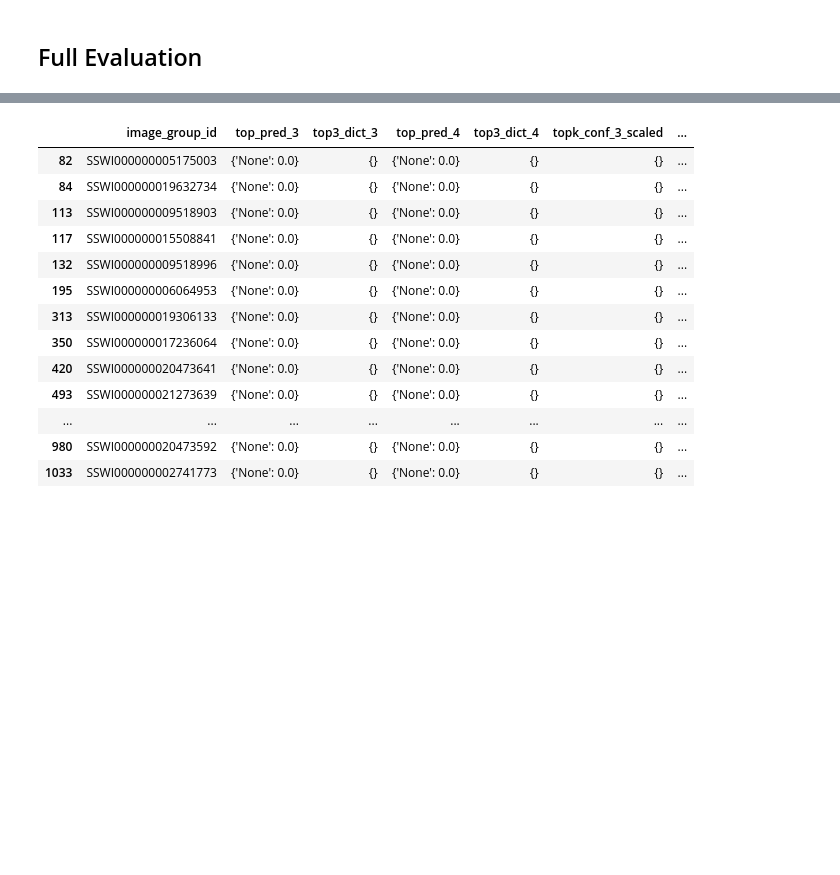
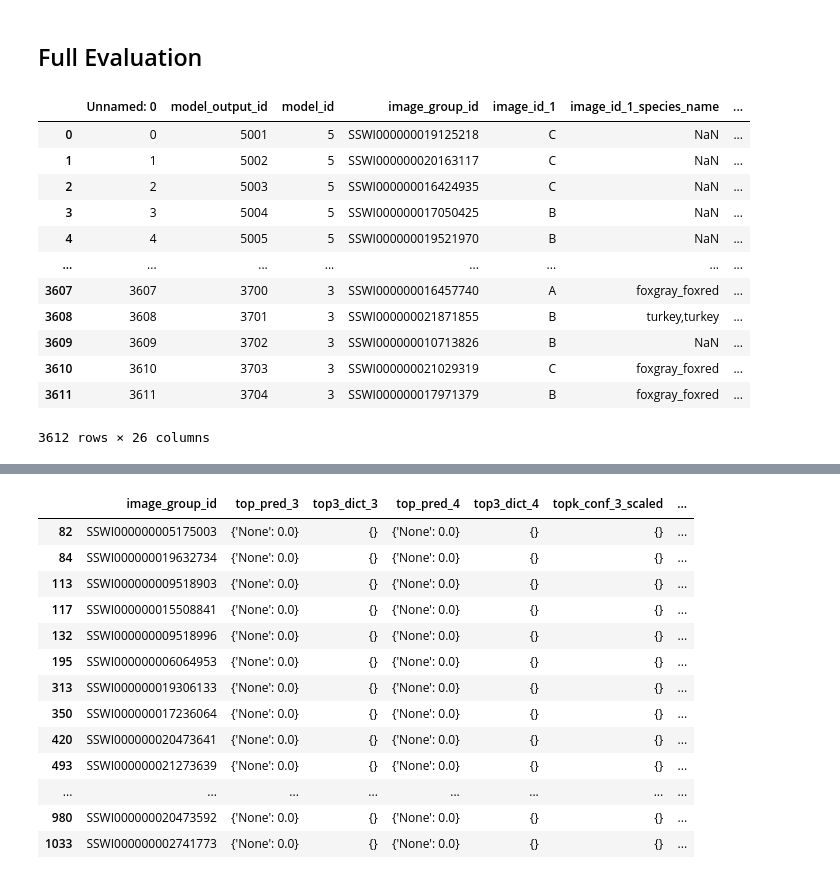
Before and after one commit to jroshanucb/capstone, a Jupyter notebook: ensemble/Ensemble_Playground.ipynb, the cells around one changed output, grey strips where cells are left out. Saved outputs shown, nothing was run; the diff lists cells and outputs as text; code cells hidden in the pictures; blank space fills up the shorter version.

```diff
--- a/ensemble/Ensemble_Playground.ipynb
+++ b/ensemble/Ensemble_Playground.ipynb
@@ -64,6 +76,22 @@ output: format:
 ## Full Evaluation
 # %%
 sample_input = pd.read_csv('../results/model_output.csv', sep=';')
+# %%
+sample_input
+# %% [output]
+|  | Unnamed: 0 | model_output_id | model_id | image_group_id | image_id_1 | image_id_1_species_name | ... |
+| 0 | 0 | 5001 | 5 | SSWI000000019125218 | C | NaN | ... |
+| 1 | 1 | 5002 | 5 | SSWI000000020163117 | C | NaN | ... |
+| 2 | 2 | 5003 | 5 | SSWI000000016424935 | C | NaN | ... |
+| 3 | 3 | 5004 | 5 | SSWI000000017050425 | B | NaN | ... |
+| 4 | 4 | 5005 | 5 | SSWI000000019521970 | B | NaN | ... |
+| ... | ... | ... | ... | ... | ... | ... | ... |
+| 3607 | 3607 | 3700 | 3 | SSWI000000016457740 | A | foxgray_foxred | ... |
+| 3608 | 3608 | 3701 | 3 | SSWI000000021871855 | B | turkey,turkey | ... |
+| 3609 | 3609 | 3702 | 3 | SSWI000000010713826 | B | NaN | ... |
+| 3610 | 3610 | 3703 | 3 | SSWI000000021029319 | C | foxgray_foxred | ... |
+| 3611 | 3611 | 3704 | 3 | SSWI000000017971379 | B | foxgray_foxred | ... |
+3612 rows × 26 columns
 # %%
 df_model_id3 = sample_input[sample_input.model_id == 3]
 df_model_id4 = sample_input[sample_input.model_id == 4]
```
Also changed, not shown: parts of 3 cells of this notebook, 7 other files.
